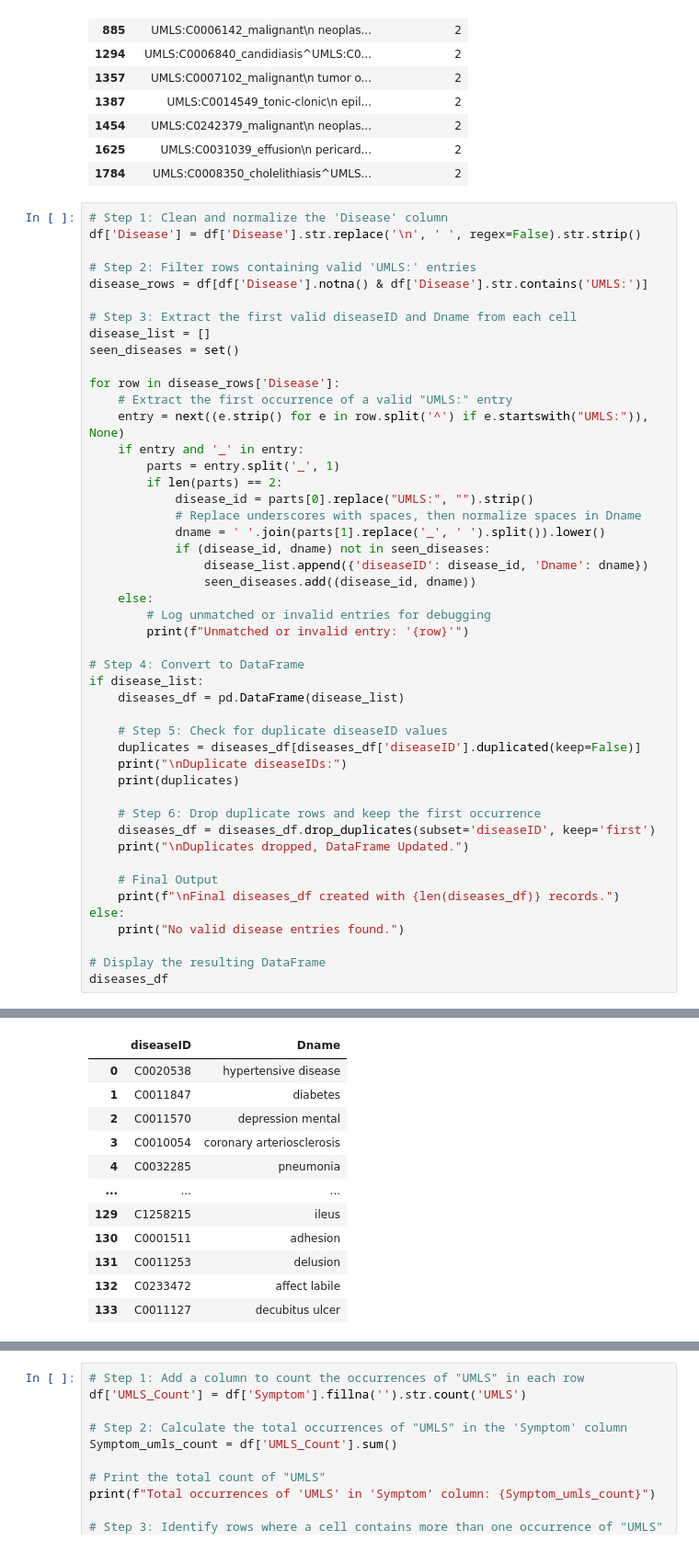
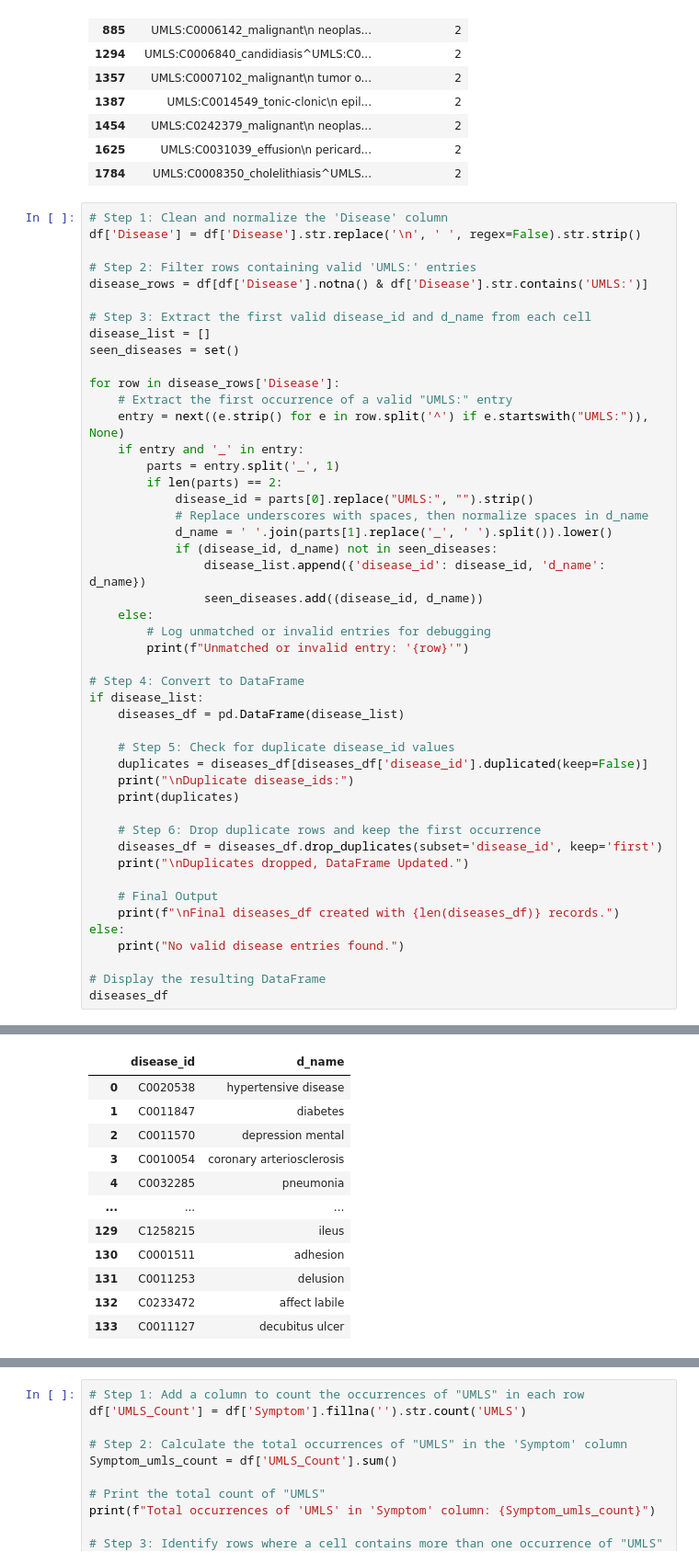
Before and after one commit to Saurabh-Lakhanpal/symptoms-analyzer, a Jupyter notebook: backend/etl.ipynb, the cells around one changed output, grey strips where cells are left out. Shown at 92% size. Cells and saved outputs as stored; diff of their text form.

```diff
--- a/backend/etl.ipynb
+++ b/backend/etl.ipynb
@@ -102,7 +105,7 @@ df['Disease'] = df['Disease'].str.replace('\n', ' ', regex=False).str.strip()
 # Step 2: Filter rows containing valid 'UMLS:' entries
 disease_rows = df[df['Disease'].notna() & df['Disease'].str.contains('UMLS:')]
 
-# Step 3: Extract the first valid diseaseID and Dname from each cell
+# Step 3: Extract the first valid disease_id and d_name from each cell
 disease_list = []
 seen_diseases = set()
 
@@ -113,11 +116,11 @@ for row in disease_rows['Disease']:
         parts = entry.split('_', 1)
         if len(parts) == 2:
             disease_id = parts[0].replace("UMLS:", "").strip()
-            # Replace underscores with spaces, then normalize spaces in Dname
-            dname = ' '.join(parts[1].replace('_', ' ').split()).lower()
-            if (disease_id, dname) not in seen_diseases:
-                disease_list.append({'diseaseID': disease_id, 'Dname': dname})
-                seen_diseases.add((disease_id, dname))
+            # Replace underscores with spaces, then normalize spaces in d_name
+            d_name = ' '.join(parts[1].replace('_', ' ').split()).lower()
+            if (disease_id, d_name) not in seen_diseases:
+                disease_list.append({'disease_id': disease_id, 'd_name': d_name})
+                seen_diseases.add((disease_id, d_name))
     else:
         # Log unmatched or invalid entries for debugging
         print(f"Unmatched or invalid entry: '{row}'")
@@ -126,13 +129,13 @@ for row in disease_rows['Disease']:
 if disease_list:
     diseases_df = pd.DataFrame(disease_list)
 
-    # Step 5: Check for duplicate diseaseID values
-    duplicates = diseases_df[diseases_df['diseaseID'].duplicated(keep=False)]
-    print("\nDuplicate diseaseIDs:")
+    # Step 5: Check for duplicate disease_id values
+    duplicates = diseases_df[diseases_df['disease_id'].duplicated(keep=False)]
+    print("\nDuplicate disease_ids:")
     print(duplicates)
 
     # Step 6: Drop duplicate rows and keep the first occurrence
-    diseases_df = diseases_df.drop_duplicates(subset='diseaseID', keep='first')
+    diseases_df = diseases_df.drop_duplicates(subset='disease_id', keep='first')
     print("\nDuplicates dropped, DataFrame Updated.")
 
     # Final Output
@@ -150,8 +153,8 @@ Duplicate diseaseIDs:
 
 Duplicates dropped, DataFrame Updated.
 
 Final diseases_df created with 133 records.
-|  | diseaseID | Dname |
+|  | disease_id | d_name |
 | 0 | C0020538 | hypertensive disease |
 | 1 | C0011847 | diabetes |
 | 2 | C0011570 | depression mental |
```
Also changed, not shown: parts of 8 cells of this notebook, 8 other files.
